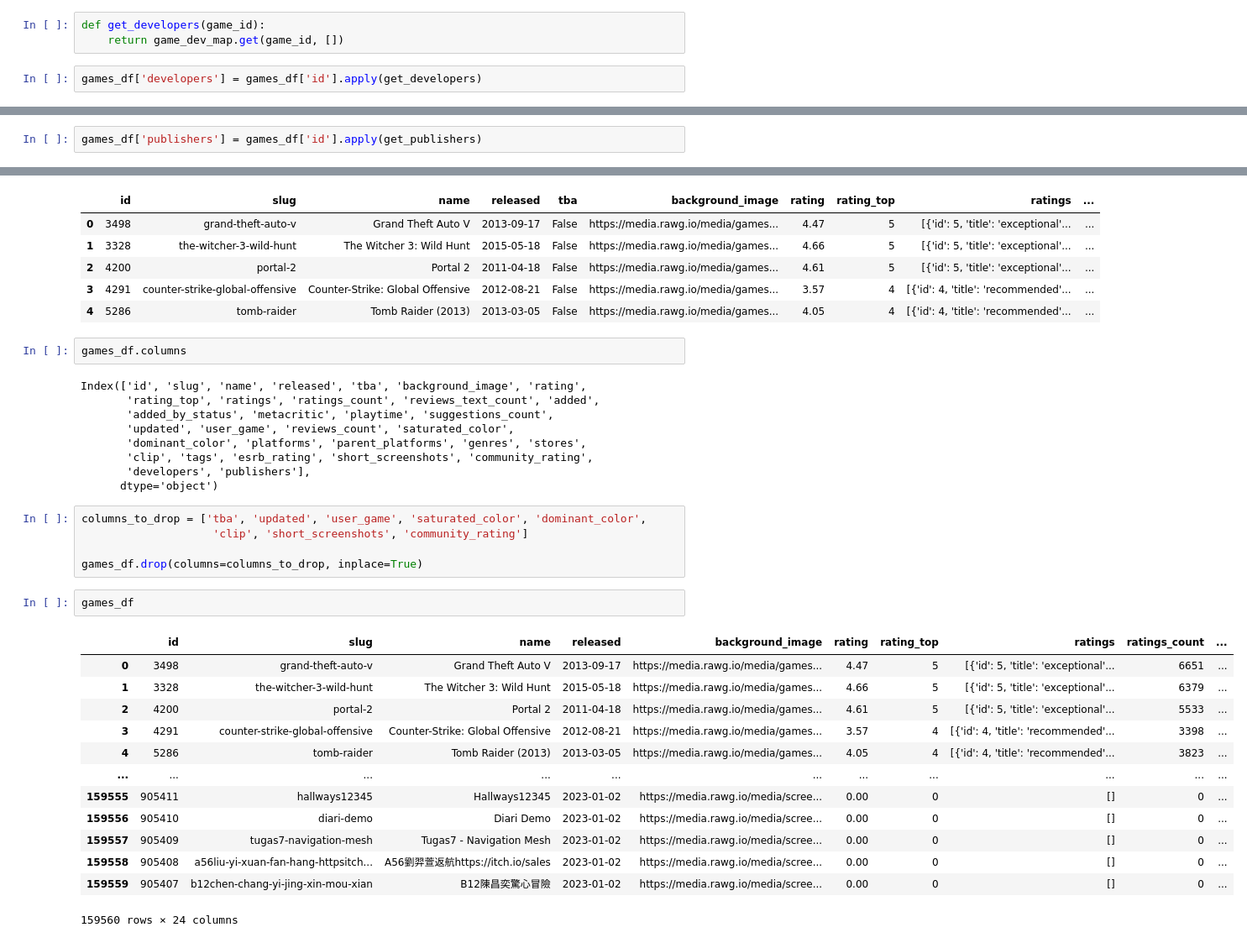
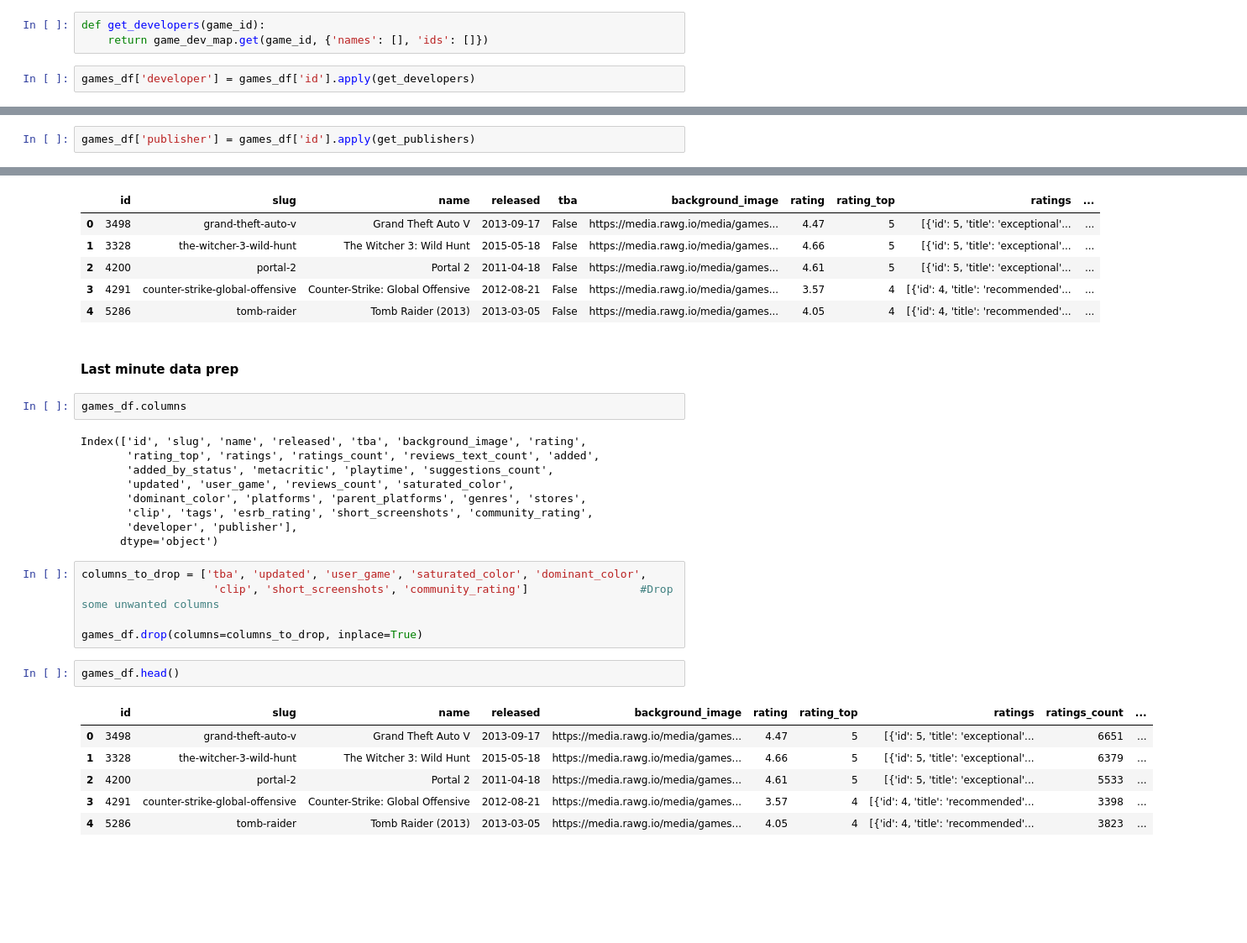
Before and after one commit to Kimchi21/RAWG.io_Game-Data-Analysis, a Jupyter notebook: Python Notebooks/fetch_data.ipynb, the cells around one changed output, grey strips where cells are left out. Shown at 84% size. Saved outputs shown, nothing was run; the diff lists cells and outputs as text; blank space fills up the shorter version.

Commit message:
Adjusted in prep for SQL upload

```diff
--- a/Python Notebooks/fetch_data.ipynb
+++ b/Python Notebooks/fetch_data.ipynb
@@ -237,6 +231,6 @@ for index, row in dev_df.iterrows():
         game_dev_map[game_id].append(row['name'])
 # %%
 def get_developers(game_id):
-    return game_dev_map.get(game_id, [])
+    return game_dev_map.get(game_id, {'names': [], 'ids': []})
 # %%
-games_df['developers'] = games_df['id'].apply(get_developers)
+games_df['developer'] = games_df['id'].apply(get_developers)
@@ -257,7 +260,7 @@ for index, row in pub_df.iterrows():
 def get_publishers(game_id):
     return game_pub_map.get(game_id, [])
 # %%
-games_df['publishers'] = games_df['id'].apply(get_publishers)
+games_df['publisher'] = games_df['id'].apply(get_publishers)
 # %%
 games_df.head()
 # %% [output]
@@ -267,6 +270,8 @@ games_df.head()
 | 2 | 4200 | portal-2 | Portal 2 | 2011-04-18 | False | https://media.rawg.io/media/games... | 4.61 | 5 | [{'id': 5, 'title': 'exceptional'... | ... |
 | 3 | 4291 | counter-strike-global-offensive | Counter-Strike: Global Offensive | 2012-08-21 | False | https://media.rawg.io/media/games... | 3.57 | 4 | [{'id': 4, 'title': 'recommended'... | ... |
 | 4 | 5286 | tomb-raider | Tomb Raider (2013) | 2013-03-05 | False | https://media.rawg.io/media/games... | 4.05 | 4 | [{'id': 4, 'title': 'recommended'... | ... |
+# %% [markdown]
+#### Last minute data prep
 # %%
 games_df.columns
 # %% [output]
@@ -276,26 +281,19 @@ Index(['id', 'slug', 'name', 'released', 'tba', 'background_image', 'rating',
        'updated', 'user_game', 'reviews_count', 'saturated_color',
        'dominant_color', 'platforms', 'parent_platforms', 'genres', 'stores',
        'clip', 'tags', 'esrb_rating', 'short_screenshots', 'community_rating',
-       'developers', 'publishers'],
+       'developer', 'publisher'],
       dtype='object')
 # %%
 columns_to_drop = ['tba', 'updated', 'user_game', 'saturated_color', 'dominant_color',
-                    'clip', 'short_screenshots', 'community_rating']
+                    'clip', 'short_screenshots', 'community_rating']                 #Drop some unwanted columns
 
 games_df.drop(columns=columns_to_drop, inplace=True)
 # %%
-games_df
+games_df.head()
 # %% [output]
 |  | id | slug | name | released | background_image | rating | rating_top | ratings | ratings_count | ... |
 | 0 | 3498 | grand-theft-auto-v | Grand Theft Auto V | 2013-09-17 | https://media.rawg.io/media/games... | 4.47 | 5 | [{'id': 5, 'title': 'exceptional'... | 6651 | ... |
 | 1 | 3328 | the-witcher-3-wild-hunt | The Witcher 3: Wild Hunt | 2015-05-18 | https://media.rawg.io/media/games... | 4.66 | 5 | [{'id': 5, 'title': 'exceptional'... | 6379 | ... |
 | 2 | 4200 | portal-2 | Portal 2 | 2011-04-18 | https://media.rawg.io/media/games... | 4.61 | 5 | [{'id': 5, 'title': 'exceptional'... | 5533 | ... |
 | 3 | 4291 | counter-strike-global-offensive | Counter-Strike: Global Offensive | 2012-08-21 | https://media.rawg.io/media/games... | 3.57 | 4 | [{'id': 4, 'title': 'recommended'... | 3398 | ... |
 | 4 | 5286 | tomb-raider | Tomb Raider (2013) | 2013-03-05 | https://media.rawg.io/media/games... | 4.05 | 4 | [{'id': 4, 'title': 'recommended'... | 3823 | ... |
-| ... | ... | ... | ... | ... | ... | ... | ... | ... | ... | ... |
-| 159555 | 905411 | hallways12345 | Hallways12345 | 2023-01-02 | https://media.rawg.io/media/scree... | 0.00 | 0 | [] | 0 | ... |
-| 159556 | 905410 | diari-demo | Diari Demo | 2023-01-02 | https://media.rawg.io/media/scree... | 0.00 | 0 | [] | 0 | ... |
-| 159557 | 905409 | tugas7-navigation-mesh | Tugas7 - Navigation Mesh | 2023-01-02 | https://media.rawg.io/media/scree... | 0.00 | 0 | [] | 0 | ... |
-| 159558 | 905408 | a56liu-yi-xuan-fan-hang-httpsitch... | A56劉羿萱返航https://itch.io/sales | 2023-01-02 | https://media.rawg.io/media/scree... | 0.00 | 0 | [] | 0 | ... |
-| 159559 | 905407 | b12chen-chang-yi-jing-xin-mou-xian | B12陳昌奕驚心冒險 | 2023-01-02 | https://media.rawg.io/media/scree... | 0.00 | 0 | [] | 0 | ... |
-159560 rows × 24 columns
```
Also changed, not shown: parts of 100 cells of this notebook, 3 other files.
